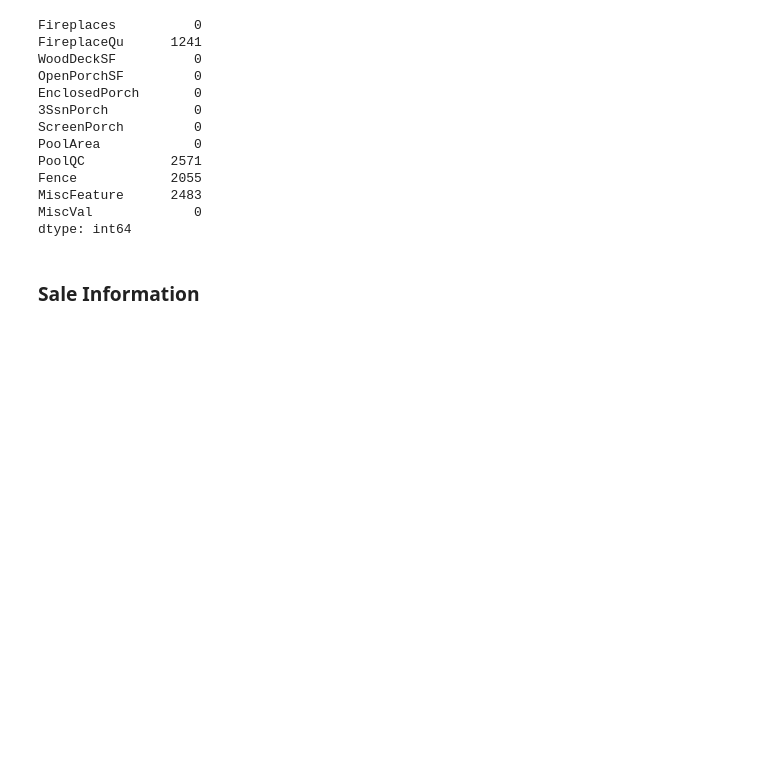
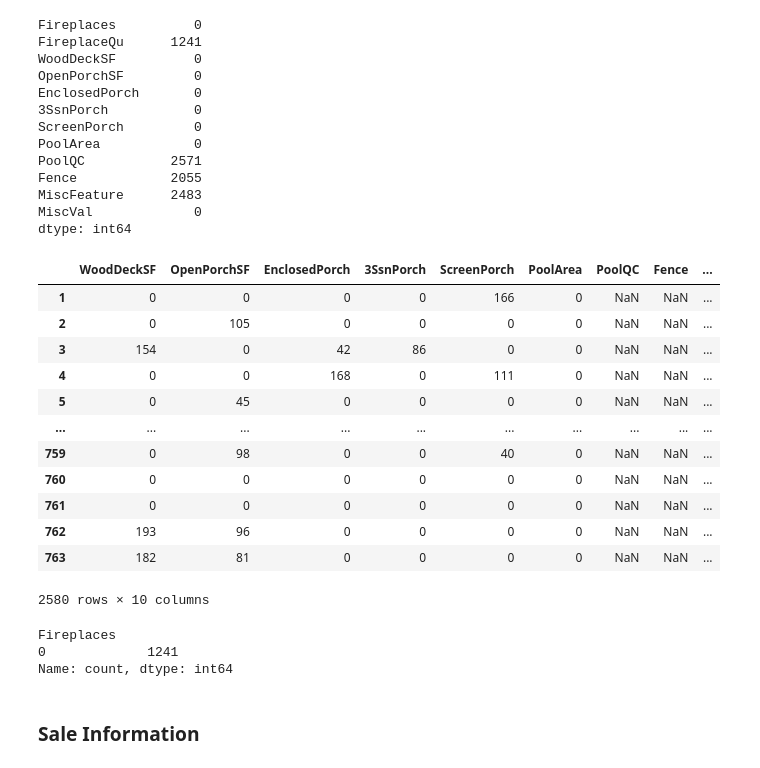
Before and after one commit to erinnyy/Ames_ML_Project, a Jupyter notebook: Data_Cleaning_Preprocessing.ipynb, the cells around one changed output. Cells and saved outputs as stored; diff of their text form; code cells hidden in the pictures; blank space fills up the shorter version.

```diff
--- a/Data_Cleaning_Preprocessing.ipynb
+++ b/Data_Cleaning_Preprocessing.ipynb
@@ -233,0 +271,15 @@ dtype: int64
+# %%
+# fill values for nulls
+housing['GarageType'] = housing['GarageType'].fillna('NA')
+#housing['GarageYrBlt'] = housing['GarageYrBlt'].fillna(-1) # use -1 to represent NA, this treatment is consistent throughout this notebook
+
+# use YearBuilt as an estimate for 2 houses that do have garages but have null GarageYrBlt
+housing['GarageYrBlt'] = np.where(
+    housing['GarageYrBlt'].notnull(),
+    housing['GarageYrBlt'],
+    np.where(
+        housing['GarageType'] == 'NA',
+        -1,
+        housing['YearBuilt']
+    )
+)
@@ -251,3 +337,29 @@ Fence            2055
 MiscFeature      2483
 MiscVal             0
 dtype: int64
+# %%
+housing.loc[ :,['WoodDeckSF','OpenPorchSF',
+                'EnclosedPorch','3SsnPorch','ScreenPorch','PoolArea',
+                'PoolQC','Fence','MiscFeature','MiscVal']]
+# %% [output]
+|  | WoodDeckSF | OpenPorchSF | EnclosedPorch | 3SsnPorch | ScreenPorch | PoolArea | PoolQC | Fence | ... |
+| 1 | 0 | 0 | 0 | 0 | 166 | 0 | NaN | NaN | ... |
+| 2 | 0 | 105 | 0 | 0 | 0 | 0 | NaN | NaN | ... |
+| 3 | 154 | 0 | 42 | 86 | 0 | 0 | NaN | NaN | ... |
+| 4 | 0 | 0 | 168 | 0 | 111 | 0 | NaN | NaN | ... |
+| 5 | 0 | 45 | 0 | 0 | 0 | 0 | NaN | NaN | ... |
+| ... | ... | ... | ... | ... | ... | ... | ... | ... | ... |
+| 759 | 0 | 98 | 0 | 0 | 40 | 0 | NaN | NaN | ... |
+| 760 | 0 | 0 | 0 | 0 | 0 | 0 | NaN | NaN | ... |
+| 761 | 0 | 0 | 0 | 0 | 0 | 0 | NaN | NaN | ... |
+| 762 | 193 | 96 | 0 | 0 | 0 | 0 | NaN | NaN | ... |
+| 763 | 182 | 81 | 0 | 0 | 0 | 0 | NaN | NaN | ... |
+2580 rows × 10 columns
+# %%
+# check missingness for FireplaceQu
+# houses missing FireplaceQu is because they don't have fireplaces
+housing[housing['FireplaceQu'].isnull()][['Fireplaces']].value_counts()
+# %% [output]
+Fireplaces
+0             1241
+Name: count, dtype: int64
```
Also changed, not shown: parts of 58 cells of this notebook.
